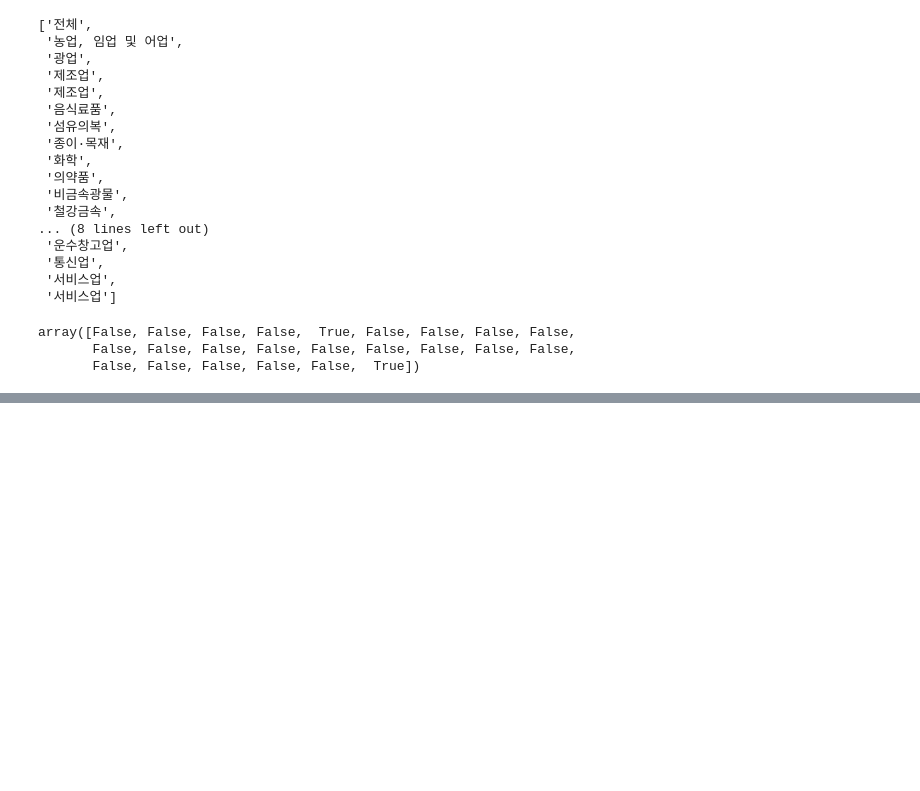
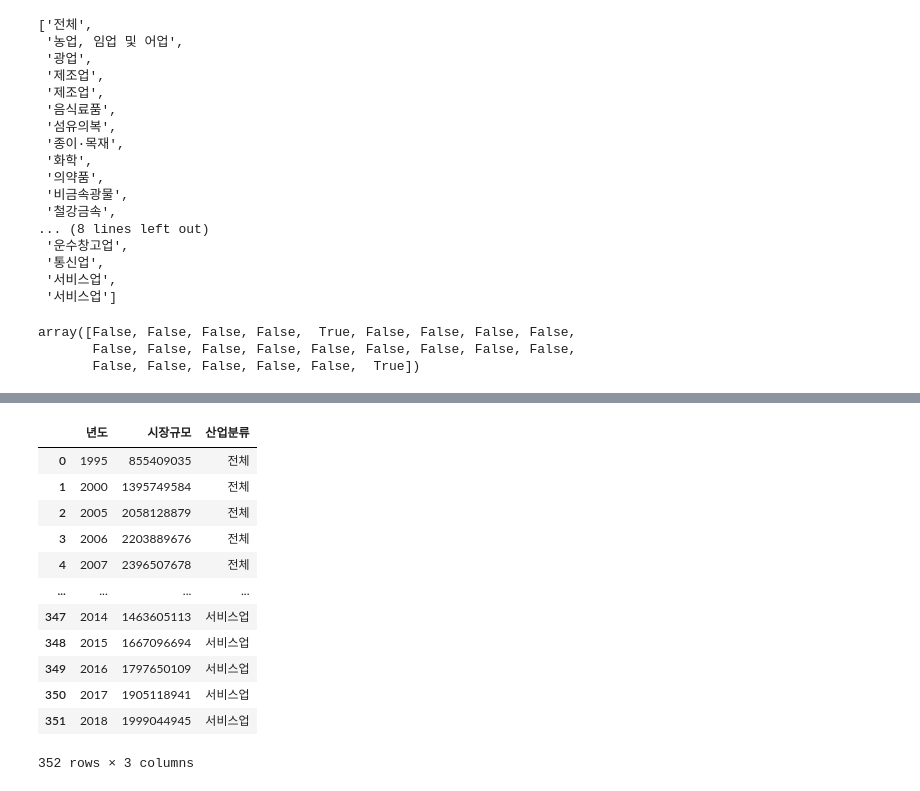
Before and after one commit to dss-16th/eda-repo-1, a Jupyter notebook: market_size_v2.ipynb, the cells around one changed output, grey strips where cells are left out. Cells and saved outputs as stored; diff of their text form; code cells hidden in the pictures; blank space fills up the shorter version.

Commit message:
market size 4th commit

```diff
--- a/market_size_v2.ipynb
+++ b/market_size_v2.ipynb
@@ -389,0 +408,4 @@ market_size_final.to_csv('./datas/market_size_final.csv')
+# %%
+# 새로운 데이터 프레임 틀 만들기
+market_size_reform = pd.DataFrame({ '년도' : [], '시장규모' : [], '산업분류' : []})
+market_size_reform
@@ -389,0 +414,8 @@ market_size_final.to_csv('./datas/market_size_final.csv')
+# %%
+# 새로운 데이터 프레임에 데이터 추가
+for industry in market_size_final.index:
+    for year in market_size_final.columns:
+        values = pd.DataFrame(
+            columns=['년도', '시장규모', '산업분류'],
+            data=[[year, market_size_final[year][industry], industry]])
+        market_size_reform = market_size_reform.append(values)
@@ -389,0 +444,3 @@ market_size_final.to_csv('./datas/market_size_final.csv')
+# %%
+# 시장규모 데이터 타입 변환
+market_size_reform['시장규모'] = market_size_reform['시장규모'].astype(int)
@@ -389,0 +460,19 @@ market_size_final.to_csv('./datas/market_size_final.csv')
+# %%
+# 인덱스 재설정
+market_size_reform.reset_index(drop=True, inplace=True)
+# %%
+market_size_reform
+# %% [output]
+|  | 년도 | 시장규모 | 산업분류 |
+| 0 | 1995 | 855409035 | 전체 |
+| 1 | 2000 | 1395749584 | 전체 |
+| 2 | 2005 | 2058128879 | 전체 |
+| 3 | 2006 | 2203889676 | 전체 |
+| 4 | 2007 | 2396507678 | 전체 |
+| ... | ... | ... | ... |
+| 347 | 2014 | 1463605113 | 서비스업 |
+| 348 | 2015 | 1667096694 | 서비스업 |
+| 349 | 2016 | 1797650109 | 서비스업 |
+| 350 | 2017 | 1905118941 | 서비스업 |
+| 351 | 2018 | 1999044945 | 서비스업 |
+352 rows × 3 columns
```
Also changed, not shown: parts of 9 cells of this notebook.
